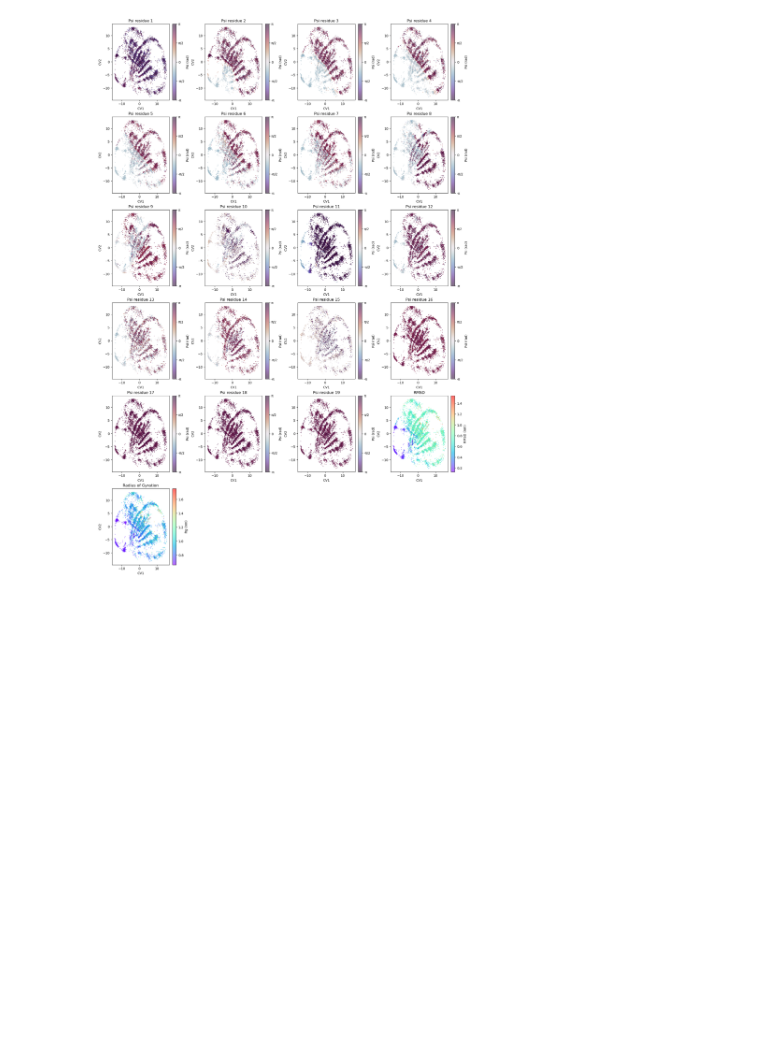
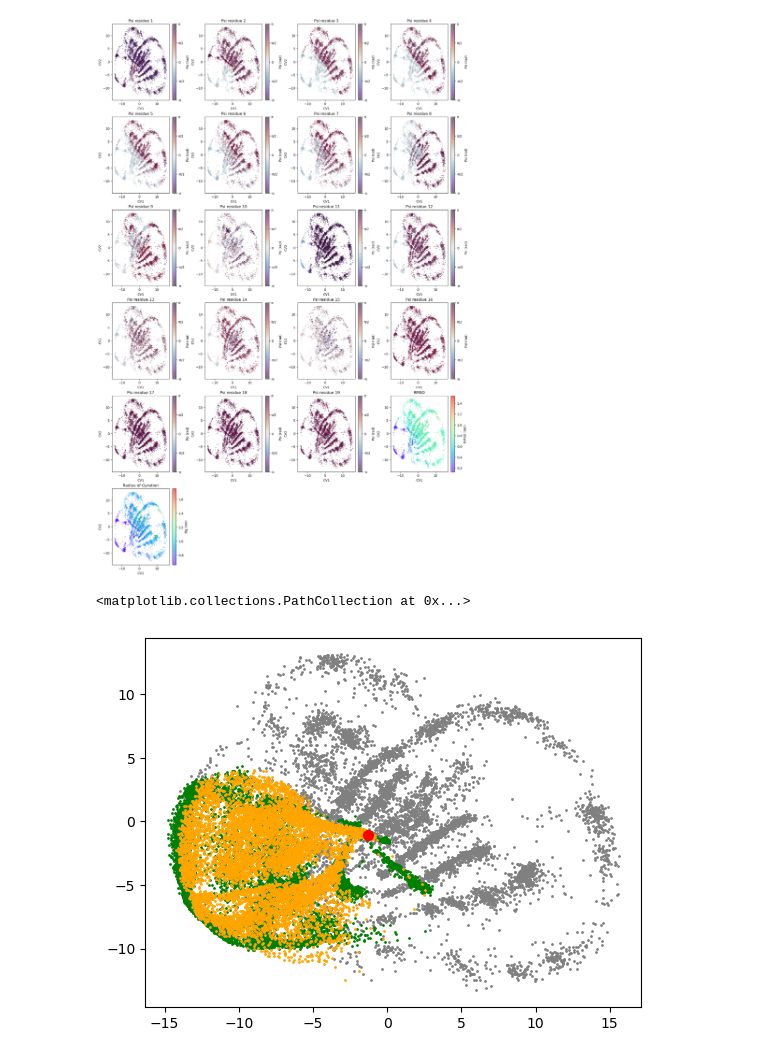
Before and after one commit to tedeschg/cvformer, a Jupyter notebook: cvformer-test/analyze/analyze_latent.ipynb, the cells around one changed output. Saved outputs shown, nothing was run; the diff lists cells and outputs as text; code cells hidden in the pictures; blank space fills up the shorter version.

```diff
--- a/cvformer-test/analyze/analyze_latent.ipynb
+++ b/cvformer-test/analyze/analyze_latent.ipynb
@@ -4,14 +4,12 @@ import matplotlib.pyplot as plt
 import mdtraj as md
 # %%
 cv = np.loadtxt("../test02/output/latents.txt")
-phi = np.loadtxt("phis.txt")
-psi = np.loadtxt("psis.txt")
 cv1, cv2 = cv[:,0], cv[:,1]
 
 # Load trajectory
-pdb = md.load('/home/tedeschg/prj/cvformer/cvformer-test/test04/2JOF-0-proteinNoH.pdb')
-traj = md.load('/home/tedeschg/prj/cvformer/cvformer-test/test04/traj_skip100NoH.xtc', top=pdb)
-cvs = np.loadtxt('/home/tedeschg/prj/cvformer/cvformer-test/test04/output/latents.txt')
+pdb = md.load('/home/tedeschg/prj/cvformer/cvformer-test/test02/2JOF-0-proteinNoH.pdb')
+traj = md.load('/home/tedeschg/prj/cvformer/cvformer-test/test02/traj_skip100NoH.xtc', top=pdb)
+cvs = np.load('/home/tedeschg/prj/cvformer/cvformer-test/test04/output/latents.npy')
 # %%
 import numpy as np
 import matplotlib as mpl
@@ -107,8 +105,14 @@ plt.show()
 [figure]
 # %%
 h = np.loadtxt('../test02/HILLS')
+h2 = np.loadtxt('/home/tedeschg/Downloads/HILLS')
 # %%
 plt.scatter(cv1,cv2, s=1, c='grey')
 plt.scatter(h[:,1],h[:,2], s=1, c='green')
-plt.scatter(h[-1, 1], h[-1, 2], s=50, c='red')
-plt.scatter(h[0, 1], h[0, 2], s=50, c='blue')
+plt.scatter(h2[:,1],h2[:,2], s=1, c='orange')
+
+plt.scatter(h2[-1, 1], h2[-1, 2], s=50, c='red')
+#plt.scatter(h[0, 1], h[0, 2], s=50, c='blue')
+# %% [output]
+<matplotlib.collections.PathCollection at 0x...>
+[figure, added]
```
Also changed, not shown: 27 other files.
